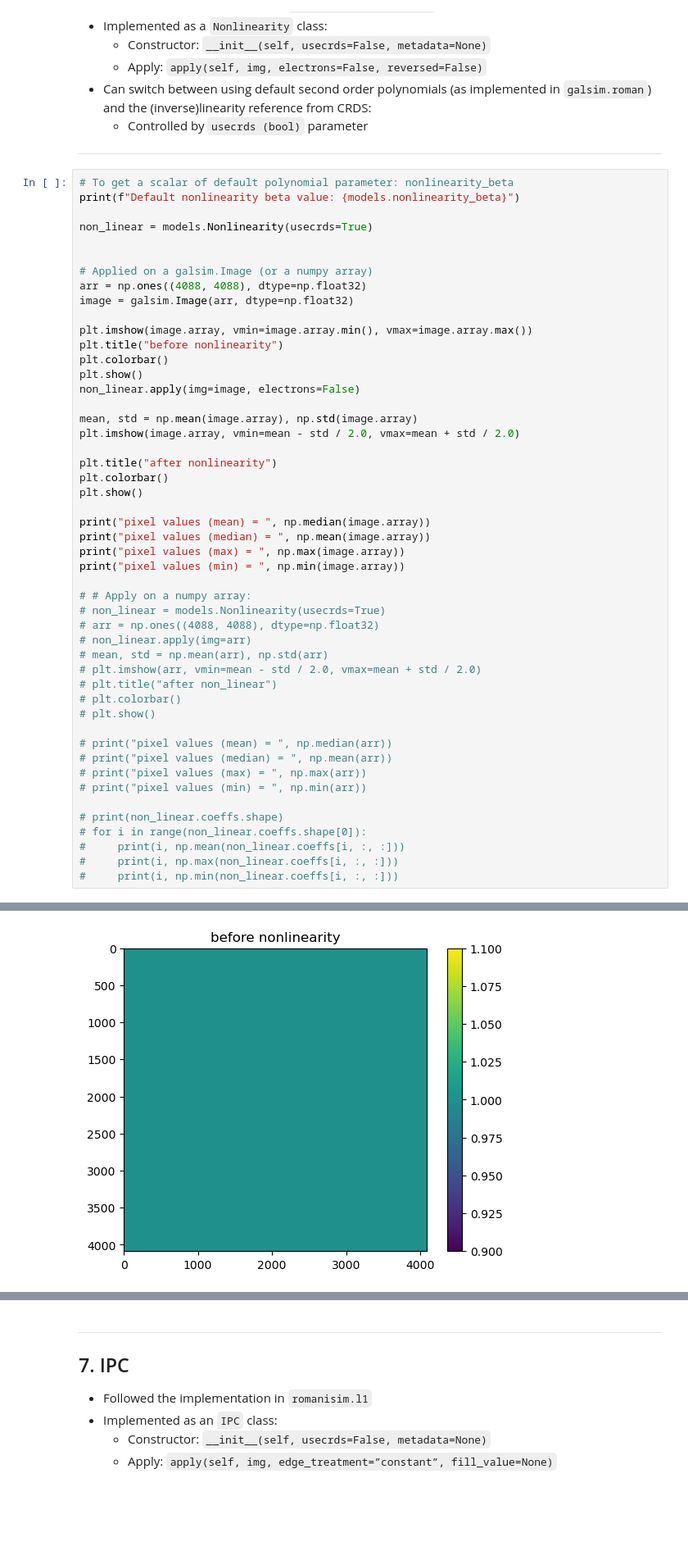
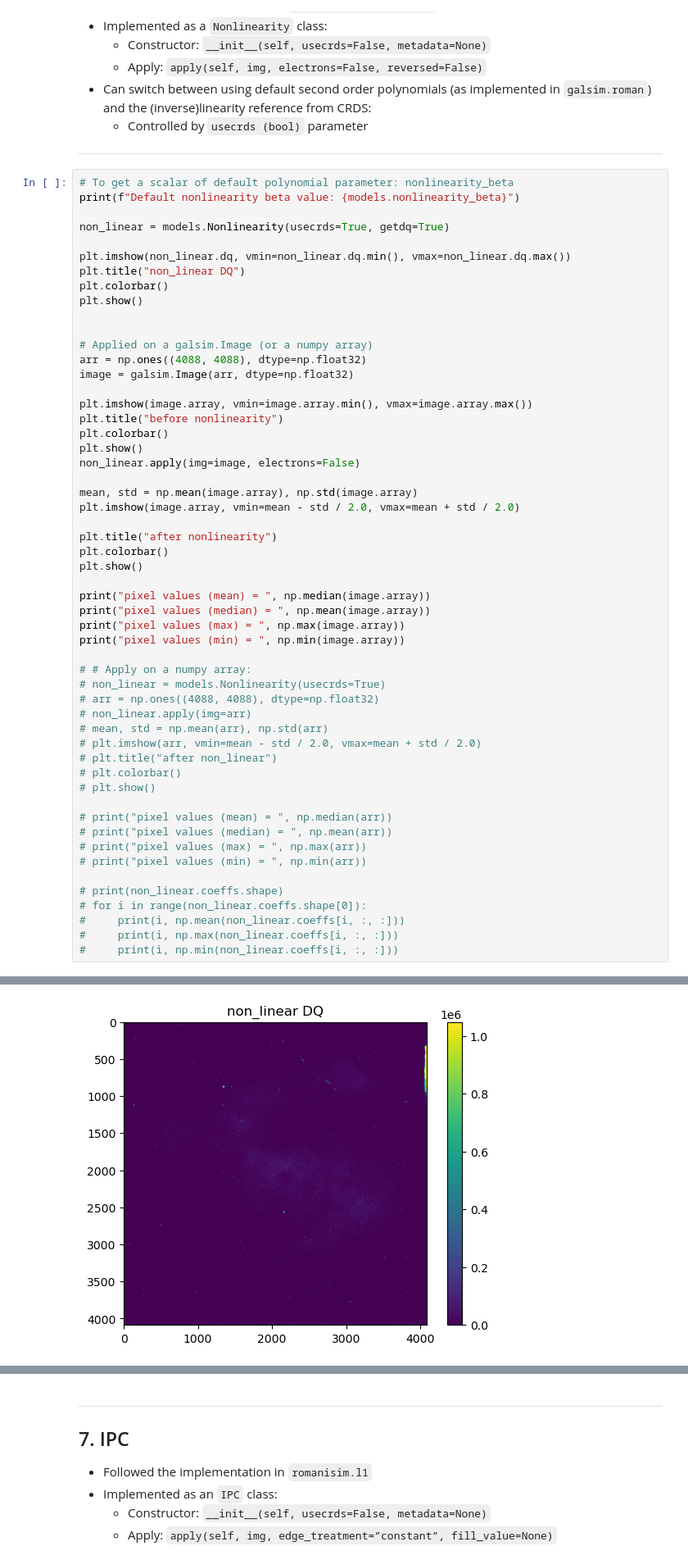
Before and after one commit to yuedong0607/romanisim, a Jupyter notebook: romanisim/models/example_APIs.ipynb, the cells around one changed output, grey strips where cells are left out. Shown at 82% size. Cells and saved outputs as stored; diff of their text form; blank space fills up the shorter version.

```diff
--- a/romanisim/models/example_APIs.ipynb
+++ b/romanisim/models/example_APIs.ipynb
@@ -355,7 +367,12 @@ pixel values (min) =  -5500.0
 # To get a scalar of default polynomial parameter: nonlinearity_beta
 print(f"Default nonlinearity beta value: {models.nonlinearity_beta}")
 
-non_linear = models.Nonlinearity(usecrds=True)
+non_linear = models.Nonlinearity(usecrds=True, getdq=True)
+
+plt.imshow(non_linear.dq, vmin=non_linear.dq.min(), vmax=non_linear.dq.max())
+plt.title("non_linear DQ")
+plt.colorbar()
+plt.show()
 
 
 # Applied on a galsim.Image (or a numpy array)
@@ -375,31 +392,31 @@ plt.title("after nonlinearity")
 plt.colorbar()
 plt.show()
 
 print("pixel values (mean) = ", np.median(image.array))
 print("pixel values (median) = ", np.mean(image.array))
 print("pixel values (max) = ", np.max(image.array))
 print("pixel values (min) = ", np.min(image.array))
 
 # # Apply on a numpy array:
 # non_linear = models.Nonlinearity(usecrds=True)
 # arr = np.ones((4088, 4088), dtype=np.float32)
 # non_linear.apply(img=arr)
 # mean, std = np.mean(arr), np.std(arr)
 # plt.imshow(arr, vmin=mean - std / 2.0, vmax=mean + std / 2.0)
 # plt.title("after non_linear")
 # plt.colorbar()
 # plt.show()
 
 # print("pixel values (mean) = ", np.median(arr))
 # print("pixel values (median) = ", np.mean(arr))
 # print("pixel values (max) = ", np.max(arr))
 # print("pixel values (min) = ", np.min(arr))
 
 # print(non_linear.coeffs.shape)
 # for i in range(non_linear.coeffs.shape[0]):
 #     print(i, np.mean(non_linear.coeffs[i, :, :]))
 #     print(i, np.max(non_linear.coeffs[i, :, :]))
 #     print(i, np.min(non_linear.coeffs[i, :, :]))
 # %% [output]
 Default nonlinearity beta value: -6e-07
-[figure, old version]
+[figure, new version]
```
Also changed, not shown: parts of 5 cells of this notebook.
